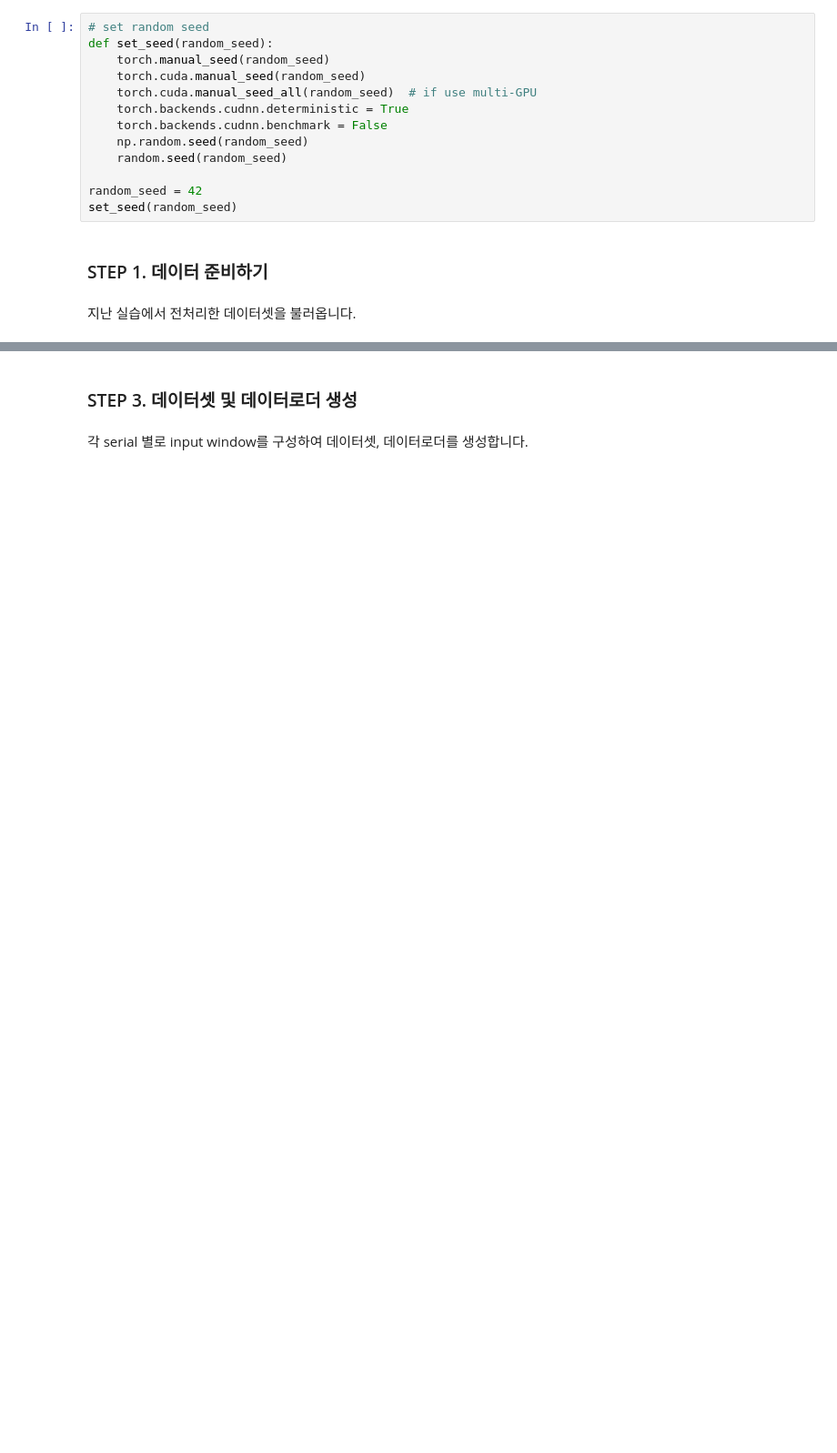
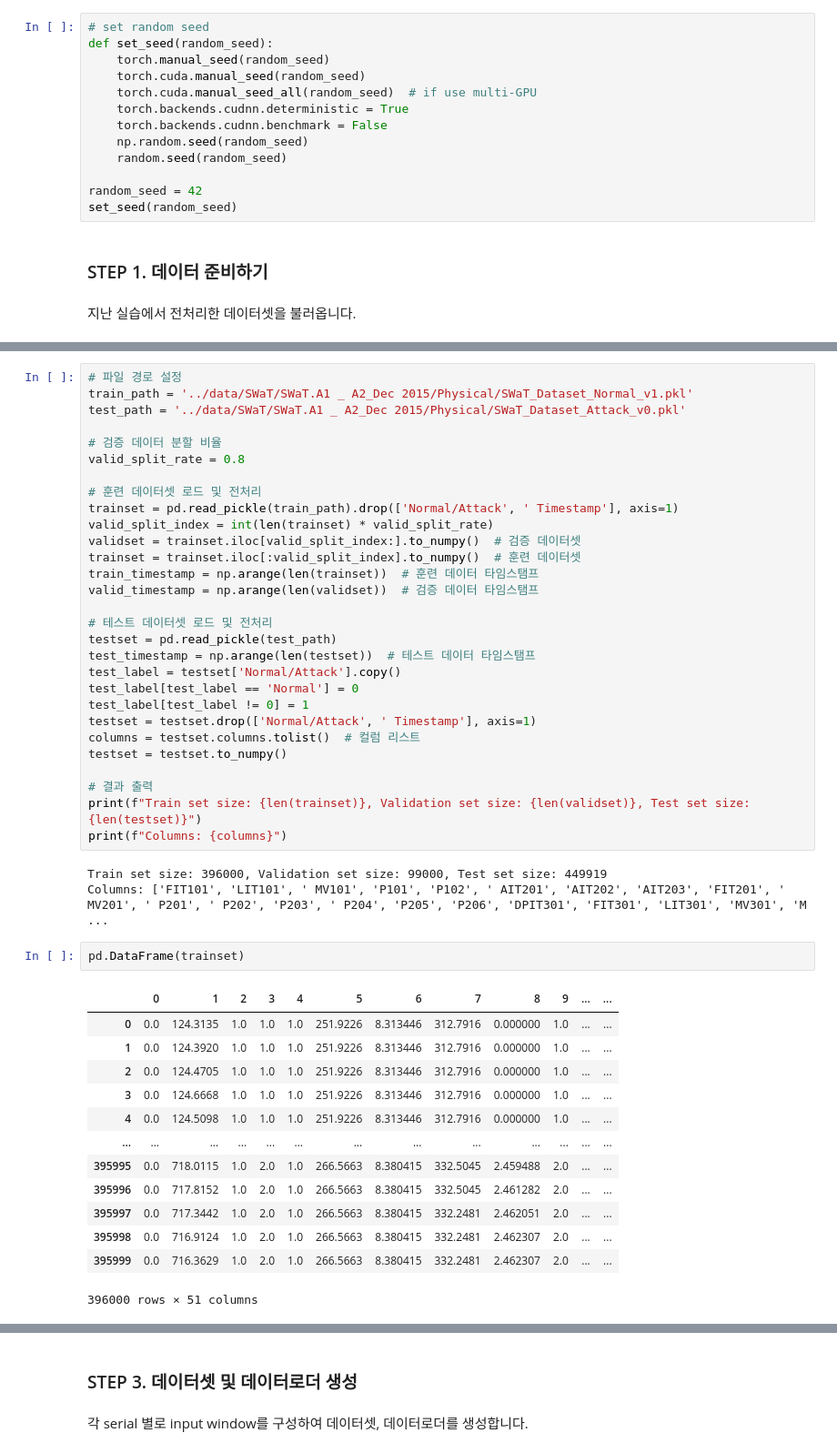
Before and after one commit to hwk0702/2024_LG_ES_External_Lecture, a Jupyter notebook: 240709_DL4TS/02_TS2Vec_Time-series_Anomaly_Detction.ipynb, the cells around one changed output, grey strips where cells are left out. Shown at 91% size. Drawn from its saved outputs; the diff is of its cells as text; blank space fills up the shorter version.

```diff
--- a/240709_DL4TS/02_TS2Vec_Time-series_Anomaly_Detction.ipynb
+++ b/240709_DL4TS/02_TS2Vec_Time-series_Anomaly_Detction.ipynb
@@ -119,0 +127,48 @@ valid_df = pd.read_pickle('../../data/valid_preprocessed.pkl')
+# %%
+# 파일 경로 설정
+train_path = '../data/SWaT/SWaT.A1 _ A2_Dec 2015/Physical/SWaT_Dataset_Normal_v1.pkl'
+test_path = '../data/SWaT/SWaT.A1 _ A2_Dec 2015/Physical/SWaT_Dataset_Attack_v0.pkl'
+
+# 검증 데이터 분할 비율
+valid_split_rate = 0.8
+
+# 훈련 데이터셋 로드 및 전처리
+trainset = pd.read_pickle(train_path).drop(['Normal/Attack', ' Timestamp'], axis=1)
+valid_split_index = int(len(trainset) * valid_split_rate)
+validset = trainset.iloc[valid_split_index:].to_numpy()  # 검증 데이터셋
+trainset = trainset.iloc[:valid_split_index].to_numpy()  # 훈련 데이터셋
+train_timestamp = np.arange(len(trainset))  # 훈련 데이터 타임스탬프
+valid_timestamp = np.arange(len(validset))  # 검증 데이터 타임스탬프
+
+# 테스트 데이터셋 로드 및 전처리
+testset = pd.read_pickle(test_path)
+test_timestamp = np.arange(len(testset))  # 테스트 데이터 타임스탬프
+test_label = testset['Normal/Attack'].copy()
+test_label[test_label == 'Normal'] = 0
+test_label[test_label != 0] = 1
+testset = testset.drop(['Normal/Attack', ' Timestamp'], axis=1)
+columns = testset.columns.tolist()  # 컬럼 리스트
+testset = testset.to_numpy()
+
+# 결과 출력
+print(f"Train set size: {len(trainset)}, Validation set size: {len(validset)}, Test set size: {len(testset)}")
+print(f"Columns: {columns}")
+# %% [output]
+Train set size: 396000, Validation set size: 99000, Test set size: 449919
+Columns: ['FIT101', 'LIT101', ' MV101', 'P101', 'P102', ' AIT201', 'AIT202', 'AIT203', 'FIT201', ' MV201', ' P201', ' P202', 'P203', ' P204', 'P205', 'P206', 'DPIT301', 'FIT301', 'LIT301', 'MV301', 'M ...
+# %%
+pd.DataFrame(trainset)
+# %% [output]
+|  | 0 | 1 | 2 | 3 | 4 | 5 | 6 | 7 | 8 | 9 | ... | ... |
+| 0 | 0.0 | 124.3135 | 1.0 | 1.0 | 1.0 | 251.9226 | 8.313446 | 312.7916 | 0.000000 | 1.0 | ... | ... |
+| 1 | 0.0 | 124.3920 | 1.0 | 1.0 | 1.0 | 251.9226 | 8.313446 | 312.7916 | 0.000000 | 1.0 | ... | ... |
+| 2 | 0.0 | 124.4705 | 1.0 | 1.0 | 1.0 | 251.9226 | 8.313446 | 312.7916 | 0.000000 | 1.0 | ... | ... |
+| 3 | 0.0 | 124.6668 | 1.0 | 1.0 | 1.0 | 251.9226 | 8.313446 | 312.7916 | 0.000000 | 1.0 | ... | ... |
+| 4 | 0.0 | 124.5098 | 1.0 | 1.0 | 1.0 | 251.9226 | 8.313446 | 312.7916 | 0.000000 | 1.0 | ... | ... |
+| ... | ... | ... | ... | ... | ... | ... | ... | ... | ... | ... | ... | ... |
+| 395995 | 0.0 | 718.0115 | 1.0 | 2.0 | 1.0 | 266.5663 | 8.380415 | 332.5045 | 2.459488 | 2.0 | ... | ... |
+| 395996 | 0.0 | 717.8152 | 1.0 | 2.0 | 1.0 | 266.5663 | 8.380415 | 332.5045 | 2.461282 | 2.0 | ... | ... |
+| 395997 | 0.0 | 717.3442 | 1.0 | 2.0 | 1.0 | 266.5663 | 8.380415 | 332.2481 | 2.462051 | 2.0 | ... | ... |
+| 395998 | 0.0 | 716.9124 | 1.0 | 2.0 | 1.0 | 266.5663 | 8.380415 | 332.2481 | 2.462307 | 2.0 | ... | ... |
+| 395999 | 0.0 | 716.3629 | 1.0 | 2.0 | 1.0 | 266.5663 | 8.380415 | 332.2481 | 2.462307 | 2.0 | ... | ... |
+396000 rows × 51 columns
```
Also changed, not shown: parts of 19 cells of this notebook, 3 other files.
